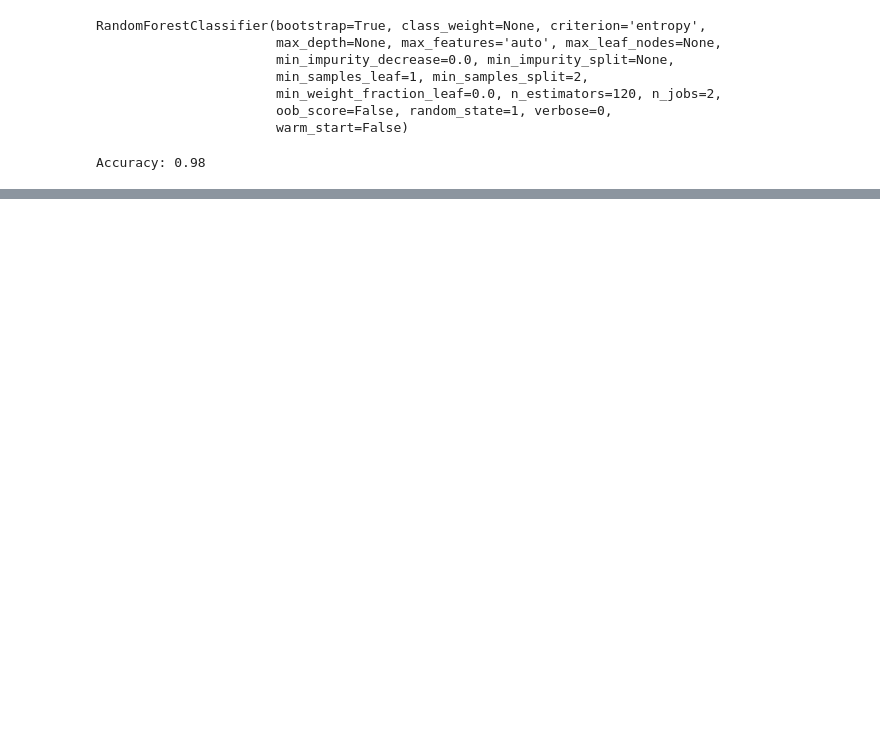
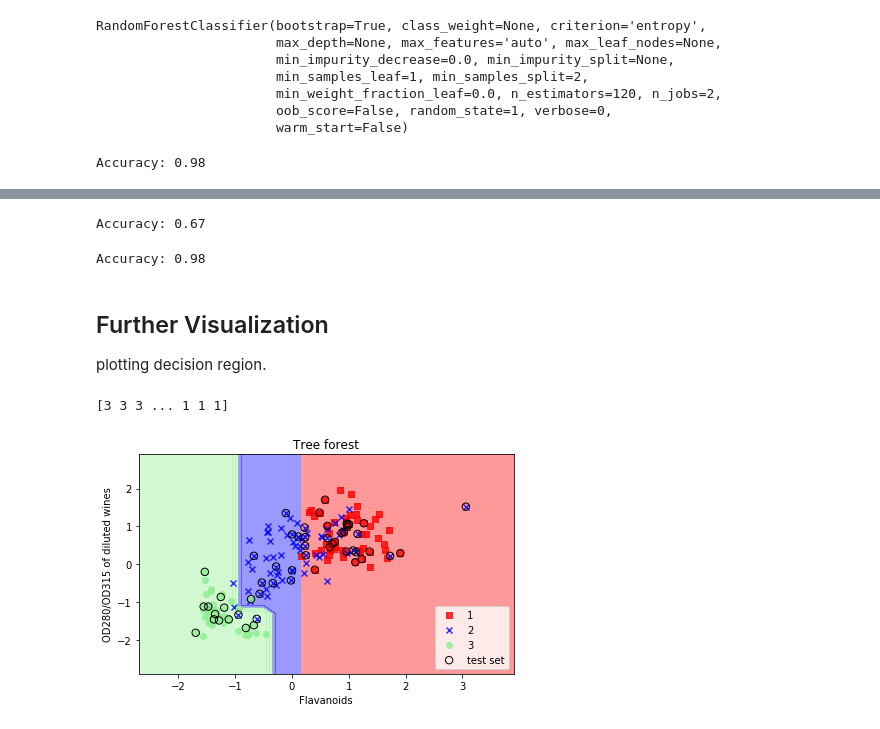
Before and after one commit to JIElite/A-piece-of-ML, a Jupyter notebook: DST_Random_Forest.ipynb, the cells around one changed output, grey strips where cells are left out. Cells and saved outputs as stored; diff of their text form; code cells hidden in the pictures; blank space fills up the shorter version.

```diff
--- a/DST_Random_Forest.ipynb
+++ b/DST_Random_Forest.ipynb
@@ -152,0 +271,15 @@ Accuracy: 0.98
+# %%
+# Feature Selection
+input_data = X_origin[['Flavanoids', 'OD280/OD315 of diluted wines']].values
+Z_forest = sc.fit_transform(input_data)
+# print(*zip(input_data, Z_forest_))
+
+Z_forest_train, Z_forest_test, Y_forest_train, Y_forest_test = train_test_split(
+    Z_forest, Y_origin, test_size=0.3, random_state=0
+)
+print('The shape of Z forest\'s training set:', Z_forest_train.shape)
+
+tree_forest = DecisionTreeClassifier(criterion='entropy', max_depth=3, random_state=0)
+tree_forest.fit(Z_forest_train, Y_forest_train)
+Y_forest_predict = tree_forest.predict(Z_forest_test)
+print('Accuracy: %.2f' % accuracy_score(Y_forest_test, Y_forest_predict))
@@ -152,0 +334,25 @@ Accuracy: 0.98
+# %%
+# Train a random forest based on Z_forest.
+forest_forest = RandomForestClassifier(criterion='entropy',
+                                      n_estimators=120,
+                                      random_state=1,
+                                      n_jobs=2)
+forest_forest.fit(Z_forest_train, Y_forest_train)
+Y_forest_pred = forest_forest.predict(Z_forest_test)
+print('Accuracy: %.2f' % accuracy_score(Y_pca_test, Y_forest_pred))
+# %% [output]
+Accuracy: 0.67
+# %%
+# Train a random forest based on Z_pca
+forest_pca = RandomForestClassifier(criterion='entropy',
+                                      n_estimators=120,
+                                      random_state=1,
+                                      n_jobs=2)
+forest_pca.fit(Z_pca_train, Y_pca_train)
+Y_pca_pred = forest_pca.predict(Z_pca_test)
+print('Accuracy: %.2f' % accuracy_score(Y_pca_test, Y_pca_pred))
+# %% [output]
+Accuracy: 0.98
+# %% [markdown]
+## Further Visualization
+plotting decision region.
@@ -152,0 +400,24 @@ Accuracy: 0.98
+# %%
+# plot boundaries of tree_forest
+Z_forest_combined = np.vstack((Z_forest_train, Z_forest_test))
+Y_forest_combined = np.hstack((Y_forest_train, Y_forest_test))
+plot_decision_regions(
+    Z_forest_combined,
+    Y_forest_combined,
+    classifier = tree_forest,
+    test_idx = range(
+        Y_forest_train.shape[0],
+        Y_forest_train.shape[0] + Y_forest_test.shape[0]
+    )
+)
+
+plt.title('Tree forest')
+plt.xlabel('Flavanoids')
+plt.ylabel('OD280/OD315 of diluted wines')
+plt.legend(loc='lower right')
+plt.tight_layout()
+# plt.savefig('./output/fig-boundary-tree-forest.png', dpi=300)
+plt.show()
+# %% [output]
+[3 3 3 ... 1 1 1]
+[figure, added]
```
Also changed, not shown: parts of 19 cells of this notebook.
